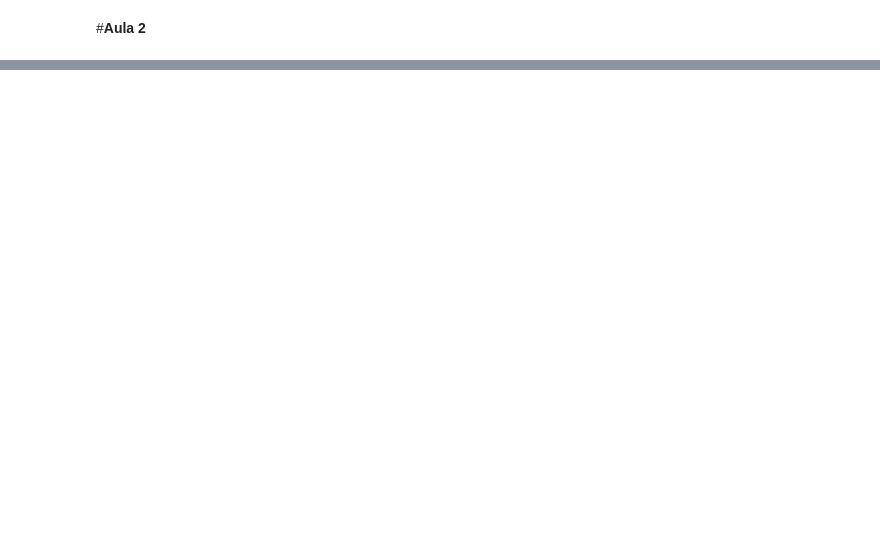
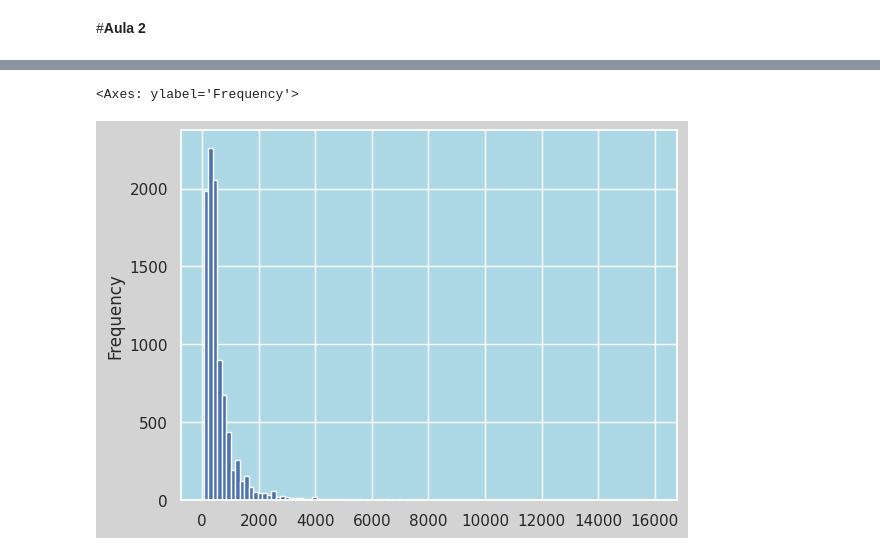
Before and after one commit to Os-688/Soluciones-a-los-desafios-del-evento-Inmersion-de-datos-, a Jupyter notebook: Notebook de Todas las sesiones/Clases_de_inmersion_de_datos.ipynb, the cells around one changed output, grey strips where cells are left out. Saved outputs shown, nothing was run; the diff lists cells and outputs as text; code cells hidden in the pictures; blank space fills up the shorter version.

```diff
--- a/Notebook de Todas las sesiones/Clases_de_inmersion_de_datos.ipynb
+++ b/Notebook de Todas las sesiones/Clases_de_inmersion_de_datos.ipynb
@@ -333,0 +407,10 @@ len(inmuebles.Banos)
+# %%
+valor = inmuebles.Valor.str.split(expand=True)
+# Como inmuebles es del tipo DataFrame .str convierte a string el objeto donde se invoca. Se hace esto para poder usar la funcion split que es solo para string(Object)
+# En este caso devuelve una series ya que fue utilizada en un objeto pandas. Como siempre por cada uno de sus elementos se hace el split. Y es una dupla la que contiene cada elemento
+# Expand sirve para dividir cada parte que genero el split(cortador de texto) en cada una de las columnas. Por ende a esto se realiza un dataframe debes de un series
+inmuebles['Moneda'] = valor[0]
+#De esta manera se obtienen los datos del dataframe recien hecho. Es el nombre de las columnas.
+# Se enlaza con una nueva columna del dataframe original
+inmuebles['Precio'] = valor[1]
+inmuebles.sample(3)
@@ -333,0 +447,5 @@ len(inmuebles.Banos)
+# %%
+inmuebles['Precio'] = inmuebles['Precio'].str.replace('.','',regex=True).astype("float")
+#Funcion replace que permite reemplazar solo para strings por eso se convierte para string
+# regex a true para asegurar el metodo de busqueda de los datos.
+# el primer valor es el objeto a buscar el segundo a reemplazar
@@ -333,0 +488,5 @@ len(inmuebles.Banos)
+# %%
+inmuebles['Precio_Millon'] = inmuebles.Precio.astype('float')/1000000
+inmuebles.info()
+# Se realiza la creacion de una nueva columna con la transformacion de la columna precio a un tipo float a traves del metodo astype. Dentro de los parentesis del metodo
+# se indica el tipo al cual se transformaran los datos. Para hacer esto se hice una eliminacion de caracteres para que acepte este cambio. Se divide entre 1000000 para reducir ceros
@@ -333,0 +551,6 @@ len(inmuebles.Banos)
+# %%
+inmuebles['Precio_Millon'].plot.hist(bins=100) # Bin es la cantidad de barras o rangos permitidos en el grafico entre mas bin mas rangos y la distribucion en la frecuencia de datos sera mas especifica
+# Histograma = grafica frecuencia
+# %% [output]
+<Axes: ylabel='Frequency'>
+[figure, added]
```
Also changed, not shown: parts of 172 cells of this notebook, 11 other files.
